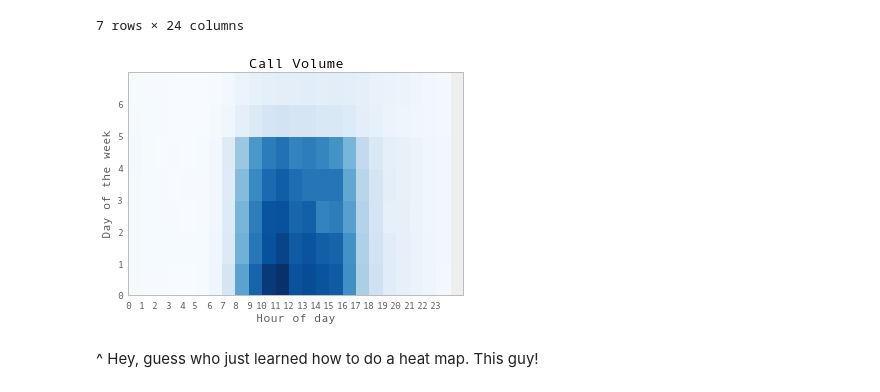
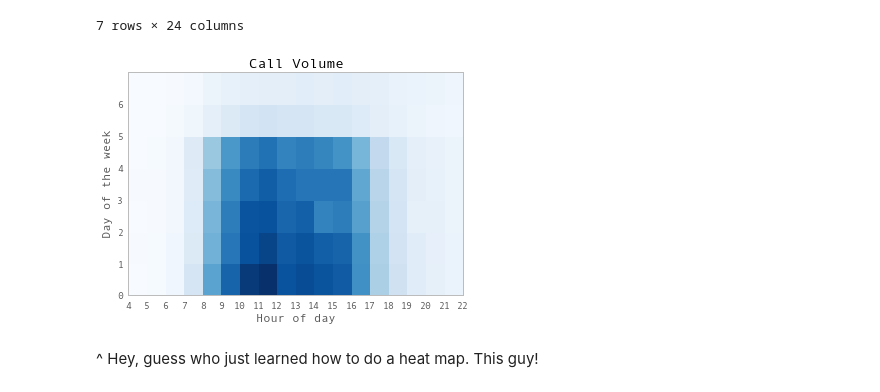
Before and after one commit to SDRDLAnalysts/pdp-data-projects, a Jupyter notebook: 211sandiego.org/servicecalls/analysts/gonzalo.ipynb, the cells around one changed output. Cells and saved outputs as stored; diff of their text form; code cells hidden in the pictures.

```diff
--- a/211sandiego.org/servicecalls/analysts/gonzalo.ipynb
+++ b/211sandiego.org/servicecalls/analysts/gonzalo.ipynb
@@ -300,13 +295,14 @@ weekday_v_hour
 # %%
 plt.pcolor(weekday_v_hour, cmap='Blues') #Blues,Reds,Oranges,Greens,Purples
 plt.yticks(np.arange(0, len(weekday_v_hour.index), 1), weekday_v_hour.index)
 plt.xticks(np.arange(0, len(weekday_v_hour.columns), 1), weekday_v_hour.columns)
 plt.title("Call Volume")
 plt.xlabel("Hour of day")
 plt.ylabel("Day of the week")
+plt.xlim(4,22)
 plt.show()
 # %% [output]
-[figure, old version]
+[figure, new version]
 # %% [markdown]
 ^ Hey, guess who just learned how to do a heat map. This guy!
 # %% [markdown]
```
Also changed, not shown: parts of 10 cells of this notebook.
